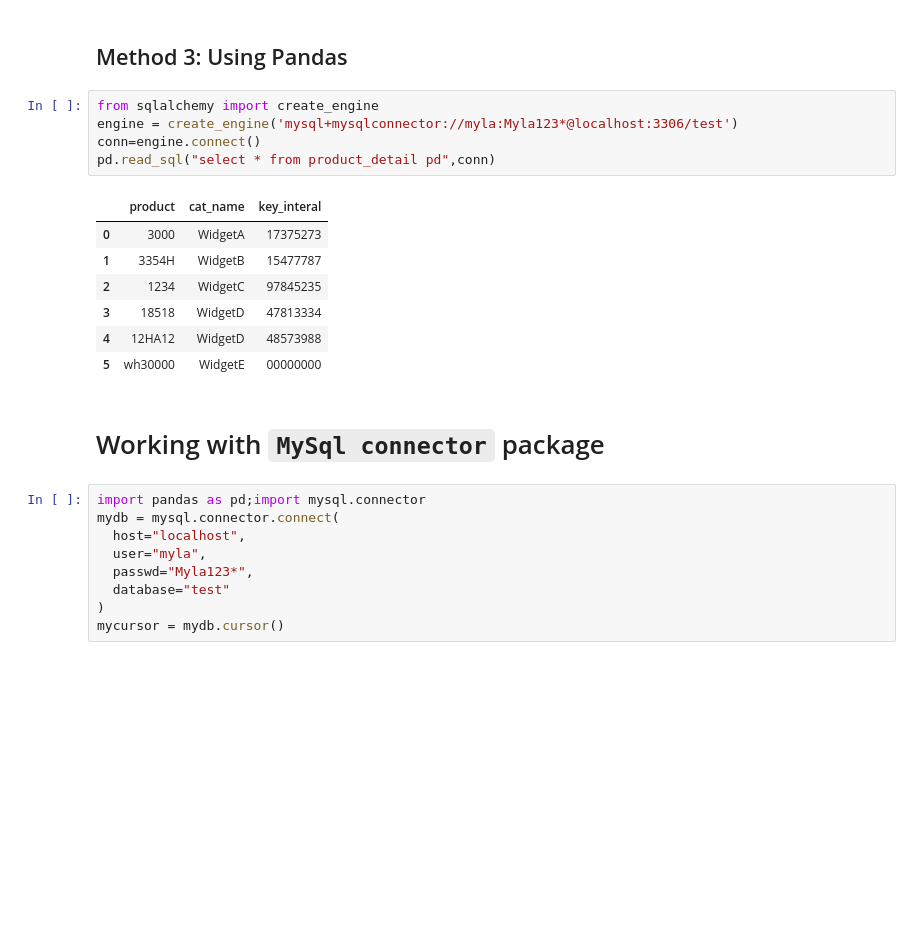
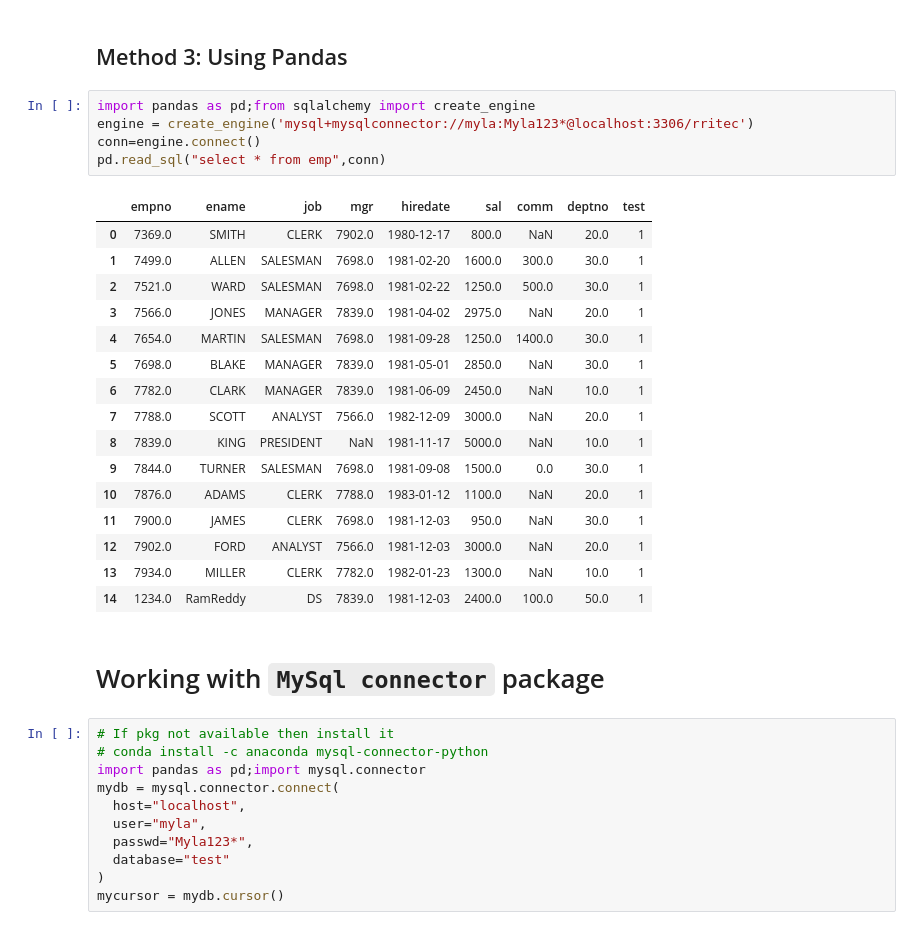
Before and after one commit to rritec/Data-Analysis, a Jupyter notebook: DS04_05_01_Imort_data_from_mysql.ipynb, the cells around one changed output. Cells and saved outputs as stored; diff of their text form; blank space fills up the shorter version.

```diff
--- a/DS04_05_01_Imort_data_from_mysql.ipynb
+++ b/DS04_05_01_Imort_data_from_mysql.ipynb
@@ -39,21 +56,32 @@ df
 # %% [markdown]
 ## Method 3: Using Pandas
 # %%
-from sqlalchemy import create_engine
-engine = create_engine('mysql+mysqlconnector://myla:Myla123*@localhost:3306/test')
+import pandas as pd;from sqlalchemy import create_engine
+engine = create_engine('mysql+mysqlconnector://myla:Myla123*@localhost:3306/rritec')
 conn=engine.connect()
-pd.read_sql("select * from product_detail pd",conn)
+pd.read_sql("select * from emp",conn)
 # %% [output]
-|  | product | cat_name | key_interal |
-| 0 | 3000 | WidgetA | 17375273 |
-| 1 | 3354H | WidgetB | 15477787 |
-| 2 | 1234 | WidgetC | 97845235 |
-| 3 | 18518 | WidgetD | 47813334 |
-| 4 | 12HA12 | WidgetD | 48573988 |
-| 5 | wh30000 | WidgetE | 00000000 |
+|  | empno | ename | job | mgr | hiredate | sal | comm | deptno | test |
+| 0 | 7369.0 | SMITH | CLERK | 7902.0 | 1980-12-17 | 800.0 | NaN | 20.0 | 1 |
+| 1 | 7499.0 | ALLEN | SALESMAN | 7698.0 | 1981-02-20 | 1600.0 | 300.0 | 30.0 | 1 |
+| 2 | 7521.0 | WARD | SALESMAN | 7698.0 | 1981-02-22 | 1250.0 | 500.0 | 30.0 | 1 |
+| 3 | 7566.0 | JONES | MANAGER | 7839.0 | 1981-04-02 | 2975.0 | NaN | 20.0 | 1 |
+| 4 | 7654.0 | MARTIN | SALESMAN | 7698.0 | 1981-09-28 | 1250.0 | 1400.0 | 30.0 | 1 |
+| 5 | 7698.0 | BLAKE | MANAGER | 7839.0 | 1981-05-01 | 2850.0 | NaN | 30.0 | 1 |
+| 6 | 7782.0 | CLARK | MANAGER | 7839.0 | 1981-06-09 | 2450.0 | NaN | 10.0 | 1 |
+| 7 | 7788.0 | SCOTT | ANALYST | 7566.0 | 1982-12-09 | 3000.0 | NaN | 20.0 | 1 |
+| 8 | 7839.0 | KING | PRESIDENT | NaN | 1981-11-17 | 5000.0 | NaN | 10.0 | 1 |
+| 9 | 7844.0 | TURNER | SALESMAN | 7698.0 | 1981-09-08 | 1500.0 | 0.0 | 30.0 | 1 |
+| 10 | 7876.0 | ADAMS | CLERK | 7788.0 | 1983-01-12 | 1100.0 | NaN | 20.0 | 1 |
+| 11 | 7900.0 | JAMES | CLERK | 7698.0 | 1981-12-03 | 950.0 | NaN | 30.0 | 1 |
+| 12 | 7902.0 | FORD | ANALYST | 7566.0 | 1981-12-03 | 3000.0 | NaN | 20.0 | 1 |
+| 13 | 7934.0 | MILLER | CLERK | 7782.0 | 1982-01-23 | 1300.0 | NaN | 10.0 | 1 |
+| 14 | 1234.0 | RamReddy | DS | 7839.0 | 1981-12-03 | 2400.0 | 100.0 | 50.0 | 1 |
 # %% [markdown]
 # Working with `MySql connector` package
 # %%
+# If pkg not available then install it
+# conda install -c anaconda mysql-connector-python
 import pandas as pd;import mysql.connector
 mydb = mysql.connector.connect(
   host="localhost",
```
Also changed, not shown: parts of 4 cells of this notebook, 23 other files.
